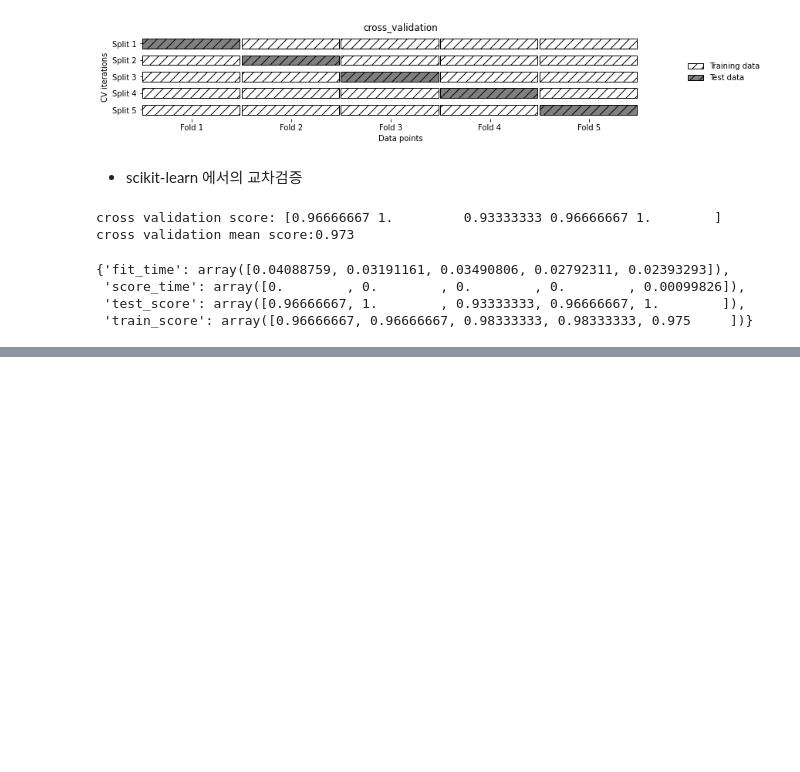
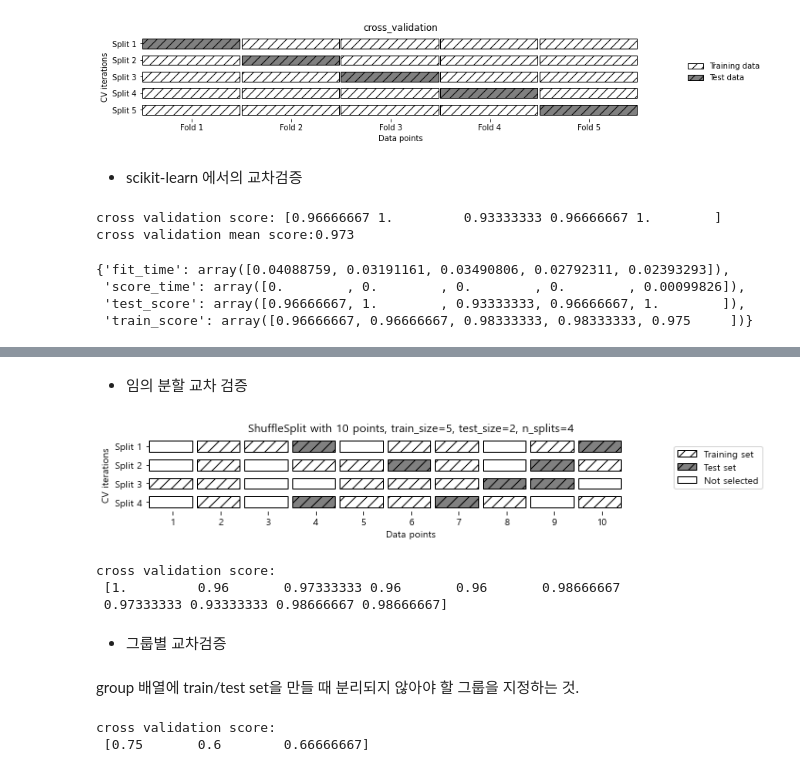
Before and after one commit to ikeven94/py_repo, a Jupyter notebook: Model Evaluation_Accuracy improvement.ipynb, the cells around one changed output, grey strips where cells are left out. Cells and saved outputs as stored; diff of their text form; code cells hidden in the pictures; blank space fills up the shorter version.

```diff
--- a/Model Evaluation_Accuracy improvement.ipynb
+++ b/Model Evaluation_Accuracy improvement.ipynb
@@ -55,0 +123,30 @@ display(res)
+# %% [markdown]
+- 임의 분할 교차 검증
+# %%
+mglearn.plots.plot_shuffle_split()
+# %% [output]
+[figure, added]
+# %%
+# dataset의 50% train set / 50% test set
+from sklearn.model_selection import ShuffleSplit
+shuffle_split = ShuffleSplit(test_size=0.5, train_size=0.5, n_splits=10)
+scores = cross_val_score(logreg, iris.data, iris.target, cv=shuffle_split)
+print("cross validation score:\n", scores)
+# %% [output]
+cross validation score:
+ [1.         0.96       0.97333333 0.96       0.96       0.98666667
+ 0.97333333 0.93333333 0.98666667 0.98666667]
+# %% [markdown]
+- 그룹별 교차검증
+# %% [markdown]
+group 배열에 train/test set을 만들 때 분리되지 않아야 할 그룹을 지정하는 것.
+# %%
+from sklearn.model_selection import GroupKFold
+X,y = make_blobs(n_samples=12, random_state = 0)
+# 처음 3개의 sample은 같은 그룹, 4개의 sample 그룹
+groups = [0,0,0,1,1,1,1,2,2,3,3,3]
+scores = cross_val_score(logreg,X,y, groups, cv=GroupKFold(n_splits=3))
+print("cross validation score:\n", scores)
+# %% [output]
+cross validation score:
+ [0.75       0.6        0.66666667]
```
Also changed, not shown: parts of 16 cells of this notebook.
